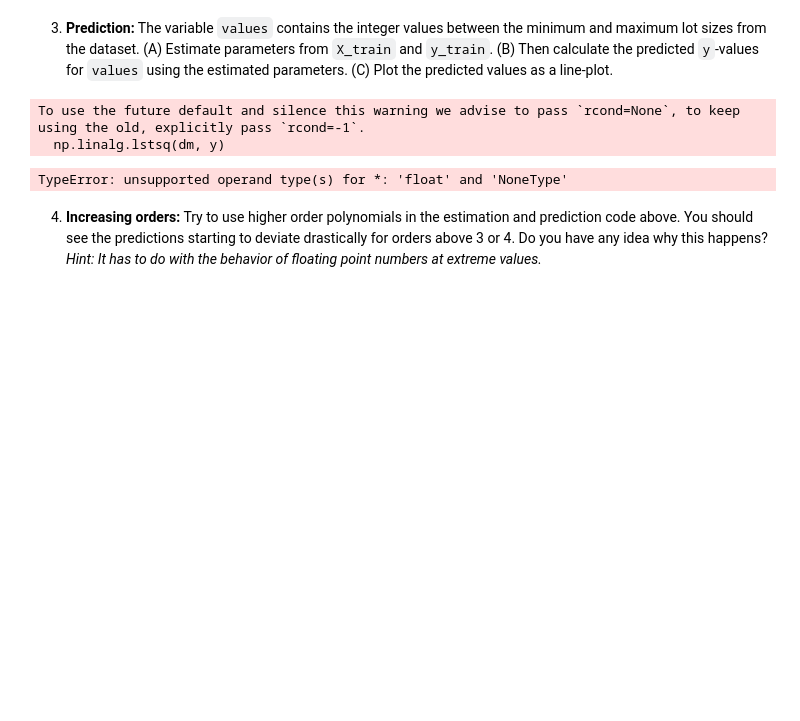
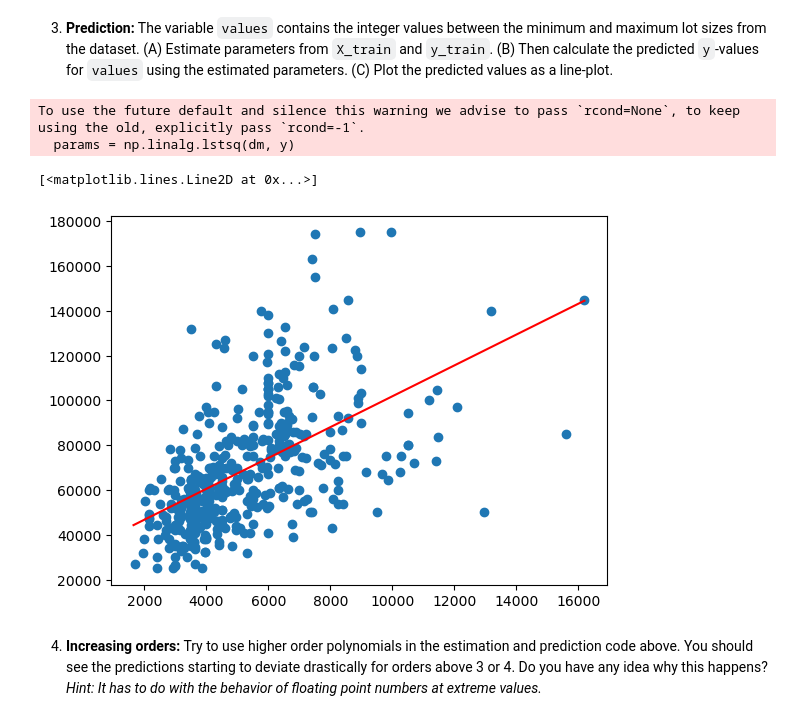
Before and after one commit to MikkelBerggreen/ITU-Introduction-to-Machine-Learning, a Jupyter notebook: source/exercises/W5-least-squares/notebooks/regression.ipynb, the cells around one changed output. Drawn from its saved outputs; the diff is of its cells as text; code cells hidden in the pictures; blank space fills up the shorter version.

```diff
--- a/source/exercises/W5-least-squares/notebooks/regression.ipynb
+++ b/source/exercises/W5-least-squares/notebooks/regression.ipynb
@@ -164,22 +175,27 @@ def linear_model(X, params):
 # %% [markdown]
 3. **Prediction:** The variable `values` contains the integer values between the minimum and maximum lot sizes from the dataset. (A) Estimate parameters from `X_train` and `y_train`. (B) Then calculate the predicted `y`-values for `values` using the estimated parameters. (C) Plot the predicted values as a line-plot.
 # %%
+from turtle import color
+
+
 values = np.linspace(X_full.min(), X_full.max(), 50)
 
 # (A) Estimate parameters
 estimatedParameters = estimate(X_train, y_train, 1)
 
 # (B) Evaluate model
 predictedYs = linear_model(values, estimatedParameters)
+#print(predictedYs)
 
 plt.scatter(X_train, y_train)
 
 # (C) Plot predicted values
-plt.plot(predictedYs)
+plt.plot(values, predictedYs, color='r')
 # %% [output]
 To use the future default and silence this warning we advise to pass `rcond=None`, to keep using the old, explicitly pass `rcond=-1`.
-  np.linalg.lstsq(dm, y)
+  params = np.linalg.lstsq(dm, y)
-TypeError: unsupported operand type(s) for *: 'float' and 'NoneType'
+[<matplotlib.lines.Line2D at 0x...>]
+[figure, added]
 # %% [markdown]
 4. **Increasing orders:** Try to use higher order polynomials in the estimation and prediction code above. You should see the predictions starting to deviate drastically for orders above 3 or 4. Do you have any idea why this happens? *Hint: It has to do with the behavior of floating point numbers at extreme values.*
 # %% [markdown]
```
Also changed, not shown: parts of 9 cells of this notebook, 1 other file.
